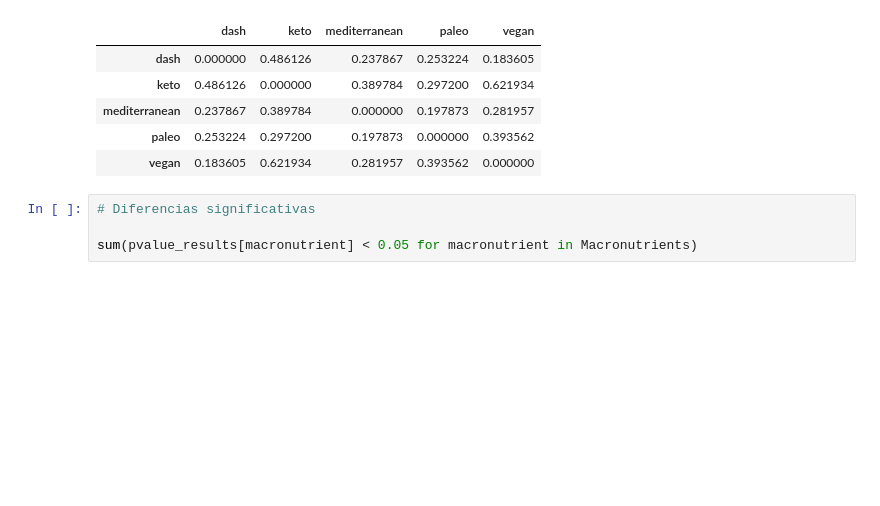
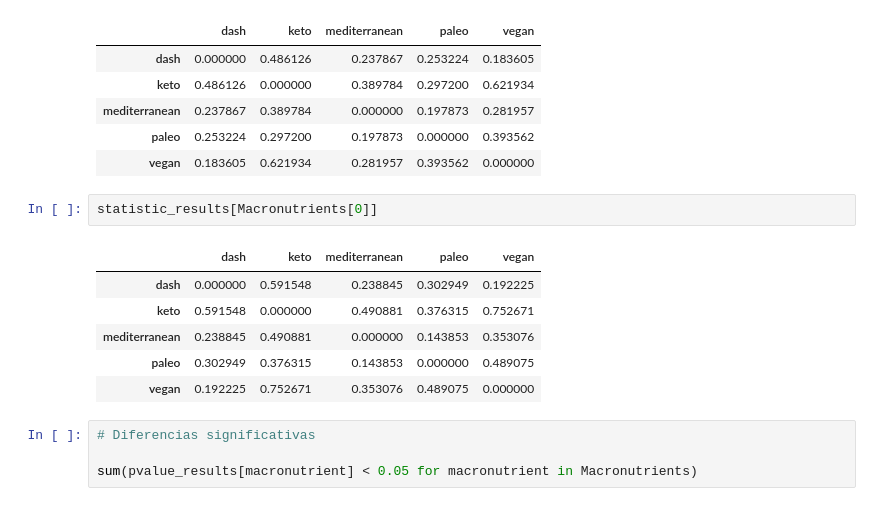
Before and after one commit to alexisuaguilaru/Analysis_Nutritional_Information, a Jupyter notebook: Documentation/AlexisAguilar_Reporte.ipynb, the cells around one changed output. Saved outputs shown, nothing was run; the diff lists cells and outputs as text; blank space fills up the shorter version.

```diff
--- a/Documentation/AlexisAguilar_Reporte.ipynb
+++ b/Documentation/AlexisAguilar_Reporte.ipynb
@@ -860,6 +826,15 @@ sum(statistic_results[macronutrient] for macronutrient in Macronutrients)/3
 | mediterranean | 0.237867 | 0.389784 | 0.000000 | 0.197873 | 0.281957 |
 | paleo | 0.253224 | 0.297200 | 0.197873 | 0.000000 | 0.393562 |
 | vegan | 0.183605 | 0.621934 | 0.281957 | 0.393562 | 0.000000 |
+# %%
+statistic_results[Macronutrients[0]]
+# %% [output]
+|  | dash | keto | mediterranean | paleo | vegan |
+| dash | 0.000000 | 0.591548 | 0.238845 | 0.302949 | 0.192225 |
+| keto | 0.591548 | 0.000000 | 0.490881 | 0.376315 | 0.752671 |
+| mediterranean | 0.238845 | 0.490881 | 0.000000 | 0.143853 | 0.353076 |
+| paleo | 0.302949 | 0.376315 | 0.143853 | 0.000000 | 0.489075 |
+| vegan | 0.192225 | 0.752671 | 0.353076 | 0.489075 | 0.000000 |
 # %%
 # Diferencias significativas
 
```
Also changed, not shown: parts of 1 cell of this notebook, 2 other files.
